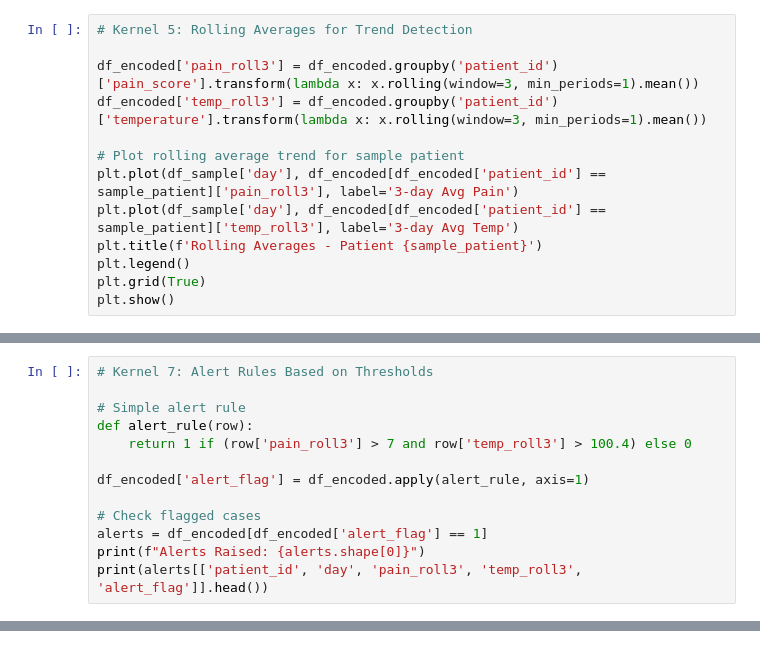
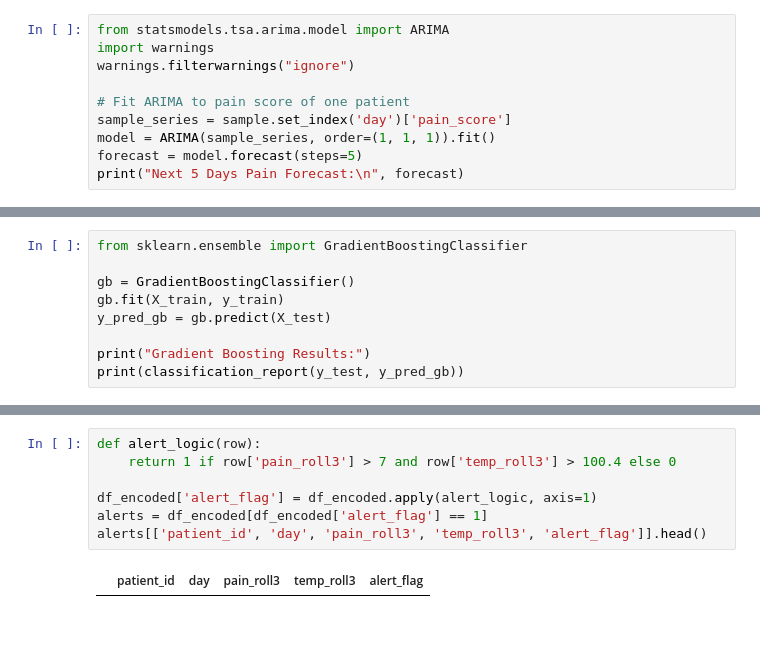
Before and after one commit to RohitMudili/DocTel, a Jupyter notebook: Recovery_Pattern_Analysis.ipynb, the cells around one changed output, grey strips where cells are left out. Cells and saved outputs as stored; diff of their text form.

```diff
--- a/Recovery_Pattern_Analysis.ipynb
+++ b/Recovery_Pattern_Analysis.ipynb
@@ -102,14 +84,11 @@ Encoded Data Sample:
 # %%
-# Kernel 5: Rolling Averages for Trend Detection
+from statsmodels.tsa.arima.model import ARIMA
+import warnings
+warnings.filterwarnings("ignore")
 
-df_encoded['pain_roll3'] = df_encoded.groupby('patient_id')['pain_score'].transform(lambda x: x.rolling(window=3, min_periods=1).mean())
-df_encoded['temp_roll3'] = df_encoded.groupby('patient_id')['temperature'].transform(lambda x: x.rolling(window=3, min_periods=1).mean())
-
-# Plot rolling average trend for sample patient
-plt.plot(df_sample['day'], df_encoded[df_encoded['patient_id'] == sample_patient]['pain_roll3'], label='3-day Avg Pain')
-plt.plot(df_sample['day'], df_encoded[df_encoded['patient_id'] == sample_patient]['temp_roll3'], label='3-day Avg Temp')
-plt.title(f'Rolling Averages - Patient {sample_patient}')
-plt.legend()
-plt.grid(True)
-plt.show()
+# Fit ARIMA to pain score of one patient
+sample_series = sample.set_index('day')['pain_score']
+model = ARIMA(sample_series, order=(1, 1, 1)).fit()
+forecast = model.forecast(steps=5)
+print("Next 5 Days Pain Forecast:\n", forecast)
 # %% [output]
@@ -148,14 +215,10 @@ weighted avg       0.61      0.61      0.61      3000
 # %%
-# Kernel 7: Alert Rules Based on Thresholds
+from sklearn.ensemble import GradientBoostingClassifier
 
-# Simple alert rule
-def alert_rule(row):
-    return 1 if (row['pain_roll3'] > 7 and row['temp_roll3'] > 100.4) else 0
+gb = GradientBoostingClassifier()
+gb.fit(X_train, y_train)
+y_pred_gb = gb.predict(X_test)
 
-df_encoded['alert_flag'] = df_encoded.apply(alert_rule, axis=1)
-
-# Check flagged cases
-alerts = df_encoded[df_encoded['alert_flag'] == 1]
-print(f"Alerts Raised: {alerts.shape[0]}")
-print(alerts[['patient_id', 'day', 'pain_roll3', 'temp_roll3', 'alert_flag']].head())
+print("Gradient Boosting Results:")
+print(classification_report(y_test, y_pred_gb))
 # %% [output]
@@ -165,0 +351,9 @@ Index: []
+# %%
+def alert_logic(row):
+    return 1 if row['pain_roll3'] > 7 and row['temp_roll3'] > 100.4 else 0
+
+df_encoded['alert_flag'] = df_encoded.apply(alert_logic, axis=1)
+alerts = df_encoded[df_encoded['alert_flag'] == 1]
+alerts[['patient_id', 'day', 'pain_roll3', 'temp_roll3', 'alert_flag']].head()
+# %% [output]
+|  | patient_id | day | pain_roll3 | temp_roll3 | alert_flag |
```
Also changed, not shown: parts of 16 cells of this notebook.
